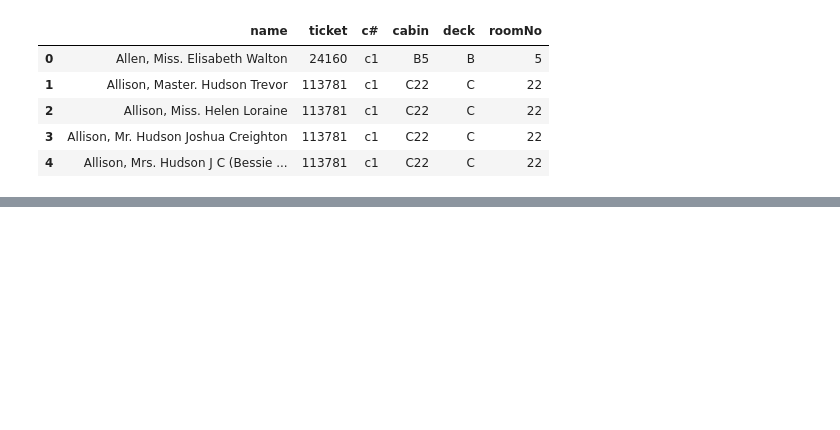
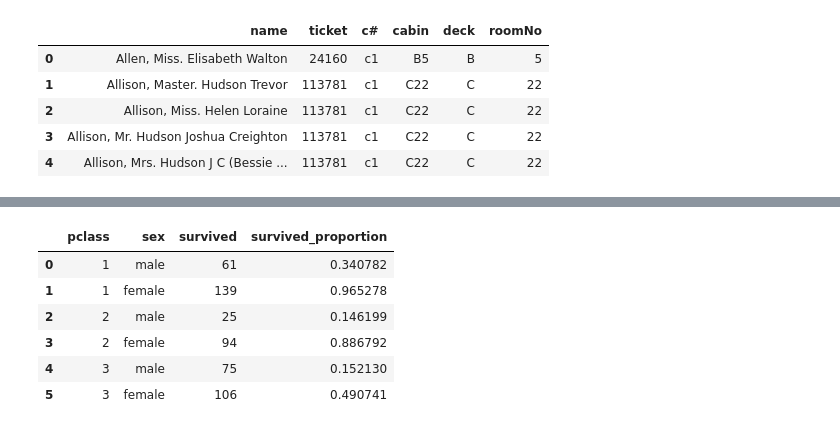
Before and after one commit to martinj96/Ada2017, a Jupyter notebook: Homework 1/Homework 1.ipynb, the cells around one changed output, grey strips where cells are left out. Saved outputs shown, nothing was run; the diff lists cells and outputs as text; code cells hidden in the pictures; blank space fills up the shorter version.

```diff
--- a/Homework 1/Homework 1.ipynb
+++ b/Homework 1/Homework 1.ipynb
@@ -403,0 +412,14 @@ plt.show()
+# %%
+survived_grouped = data[data.survived == 1].groupby(['pclass', 'sex'], as_index=False).count()[['pclass', 'sex', 'survived']]
+total_grouped = data.groupby(['pclass', 'sex'], as_index=False).count()[['pclass', 'sex', 'survived']]
+survived_grouped['survived_proportion'] = survived_grouped['survived'] / total_grouped['survived']
+
+survived_grouped
+# %% [output]
+|  | pclass | sex | survived | survived_proportion |
+| 0 | 1 | male | 61 | 0.340782 |
+| 1 | 1 | female | 139 | 0.965278 |
+| 2 | 2 | male | 25 | 0.146199 |
+| 3 | 2 | female | 94 | 0.886792 |
+| 4 | 3 | male | 75 | 0.152130 |
+| 5 | 3 | female | 106 | 0.490741 |
```
Also changed, not shown: parts of 15 cells of this notebook.
